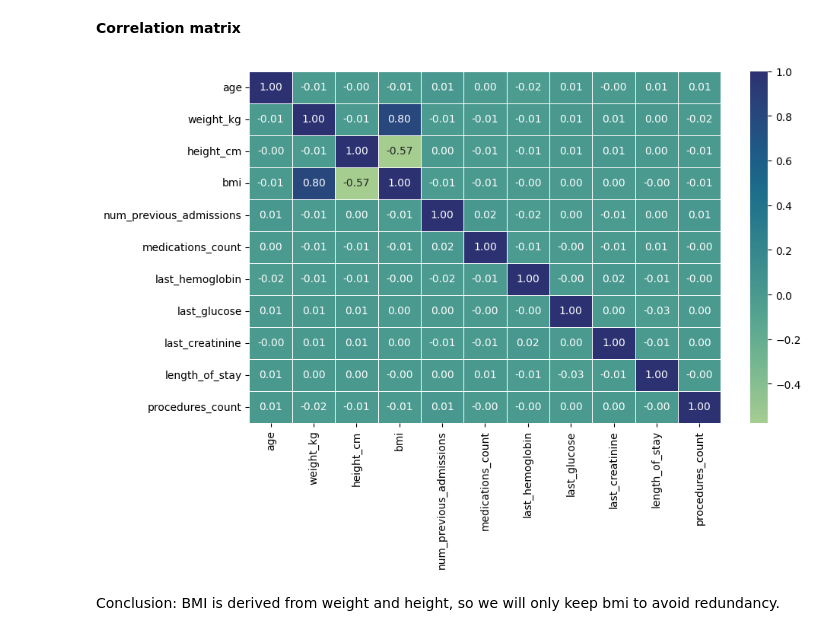
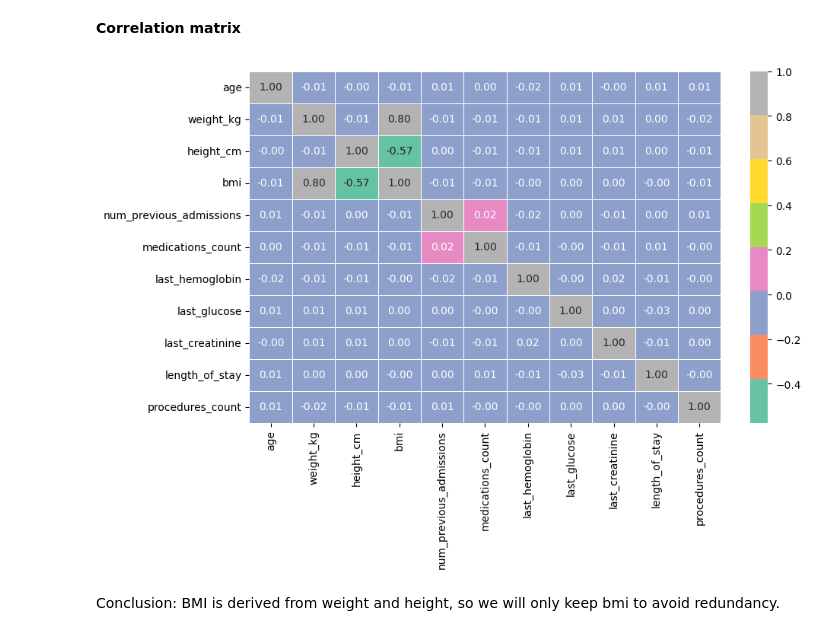
Before and after one commit to irinaradanovic/Hospital-Readmission-Risk-Prediction-ML-Classification-Project, a Jupyter notebook: hospital_readmission_risk.ipynb, the cells around one changed output. Saved outputs shown, nothing was run; the diff lists cells and outputs as text; code cells hidden in the pictures.

```diff
--- a/hospital_readmission_risk.ipynb
+++ b/hospital_readmission_risk.ipynb
@@ -207,17 +222,17 @@ for feature in numerical_features.columns:
 # %%
 correlation_matrix = df[numerical_cols].corr()
 
 plt.figure(figsize=(10, 6))
 sns.heatmap(
     correlation_matrix,
     annot=True,
-    cmap="crest",
+    cmap="Set2",
     fmt=".2f",
     linewidths=.5
 )
 plt.show()
 # %% [output]
-[figure, old version]
+[figure, new version]
 # %% [markdown]
 Conclusion: BMI is derived from weight and height, so we will only keep bmi to avoid redundancy.
 # %% [markdown]
```
Also changed, not shown: parts of 6 cells of this notebook.
